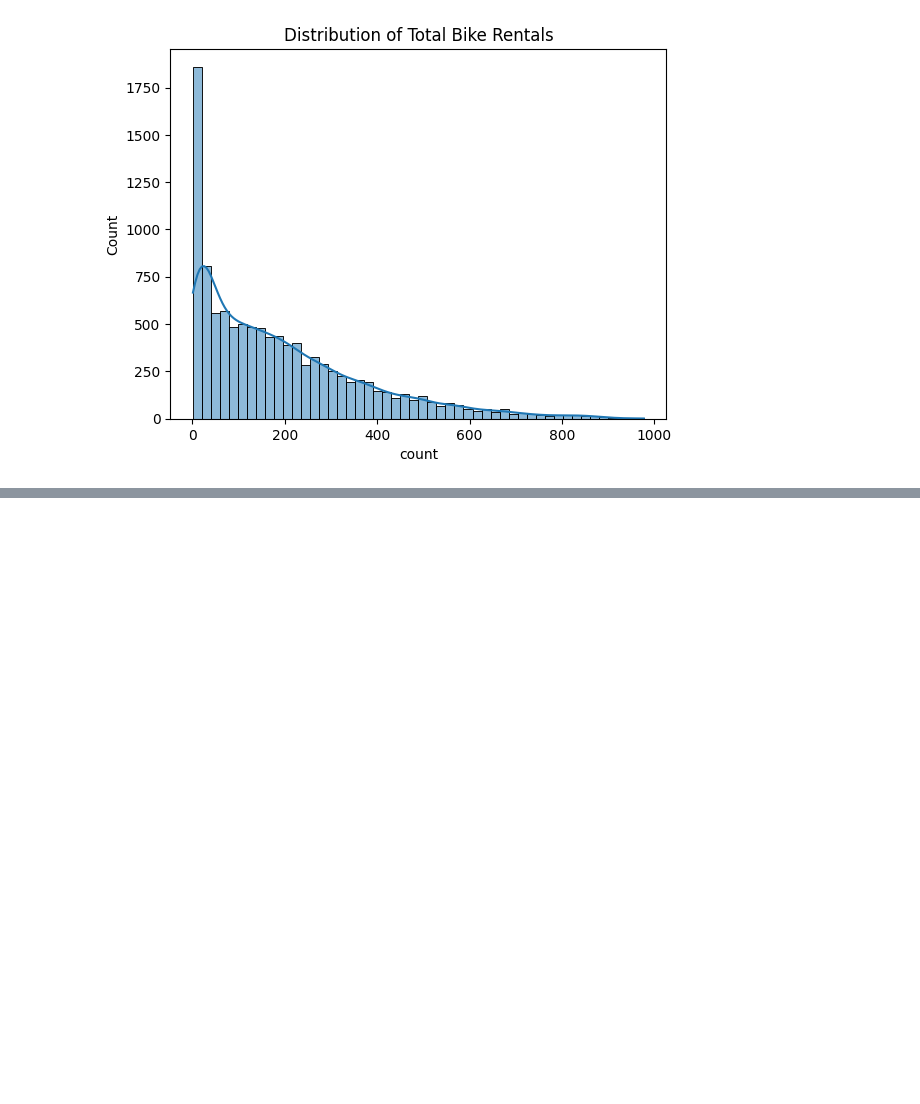
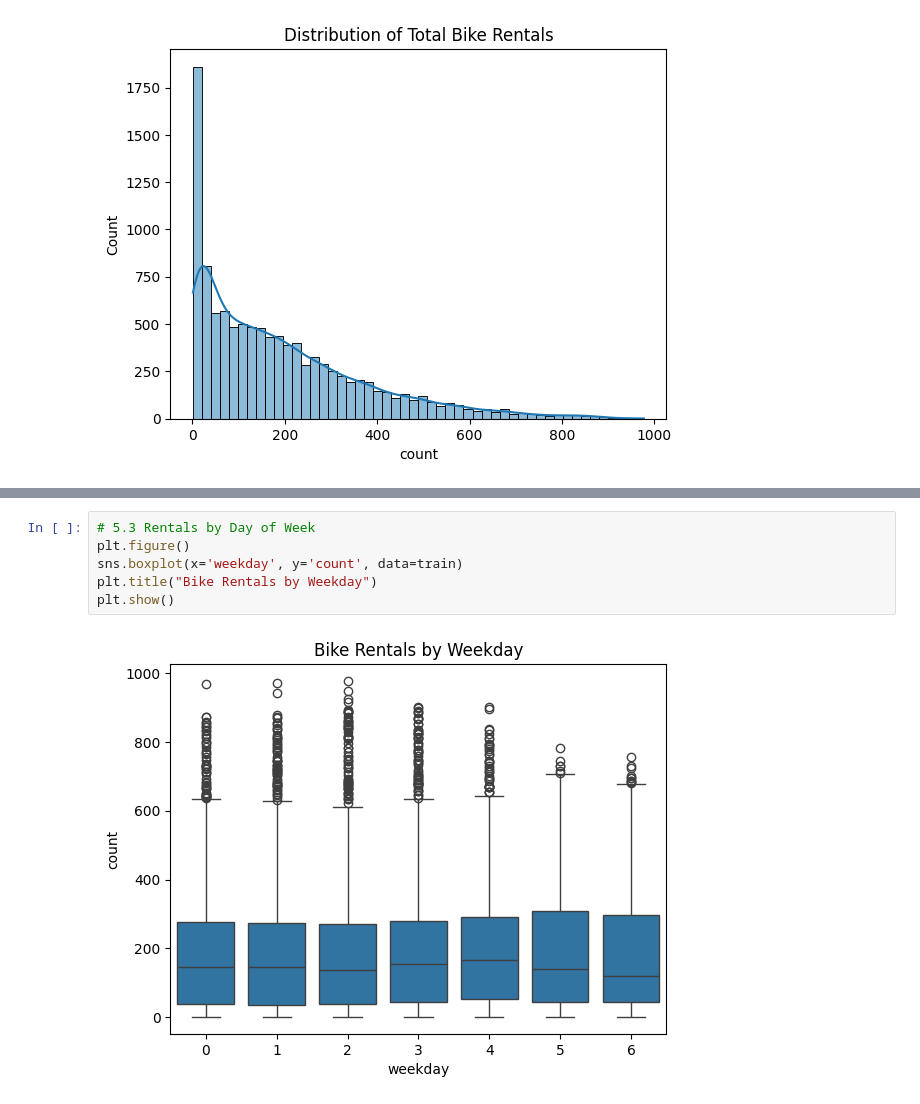
Before and after one commit to DevDharmik/Analyzing_Job_Market, a Jupyter notebook: courses/udacity_intro_to_tensorflow_for_deep_learning/l01c01_introduction_to_colab_and_python.ipynb, the cells around one changed output, grey strips where cells are left out. Drawn from its saved outputs; the diff is of its cells as text; blank space fills up the shorter version.

```diff
--- a/courses/udacity_intro_to_tensorflow_for_deep_learning/l01c01_introduction_to_colab_and_python.ipynb
+++ b/courses/udacity_intro_to_tensorflow_for_deep_learning/l01c01_introduction_to_colab_and_python.ipynb
@@ -86,0 +95,8 @@ plt.show()
+# %%
+# 5.3 Rentals by Day of Week
+plt.figure()
+sns.boxplot(x='weekday', y='count', data=train)
+plt.title("Bike Rentals by Weekday")
+plt.show()
+# %% [output]
+[figure, added]
```
Also changed, not shown: parts of 4 cells of this notebook.
